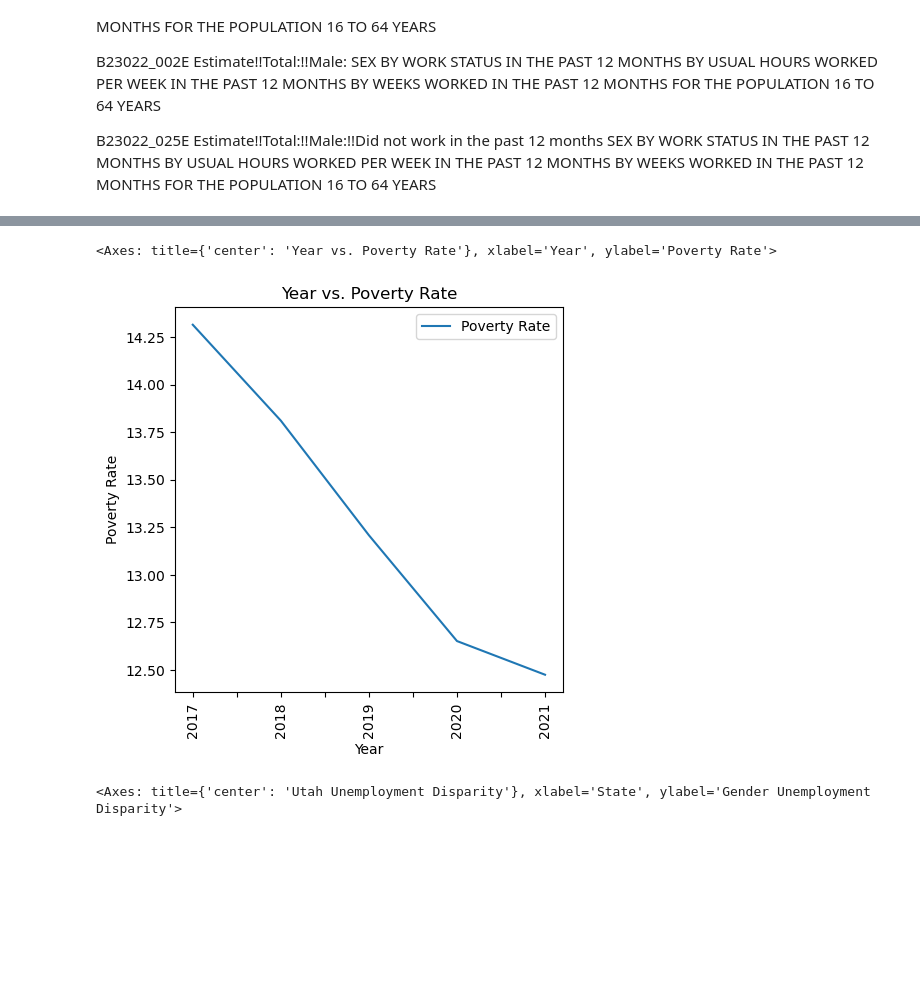
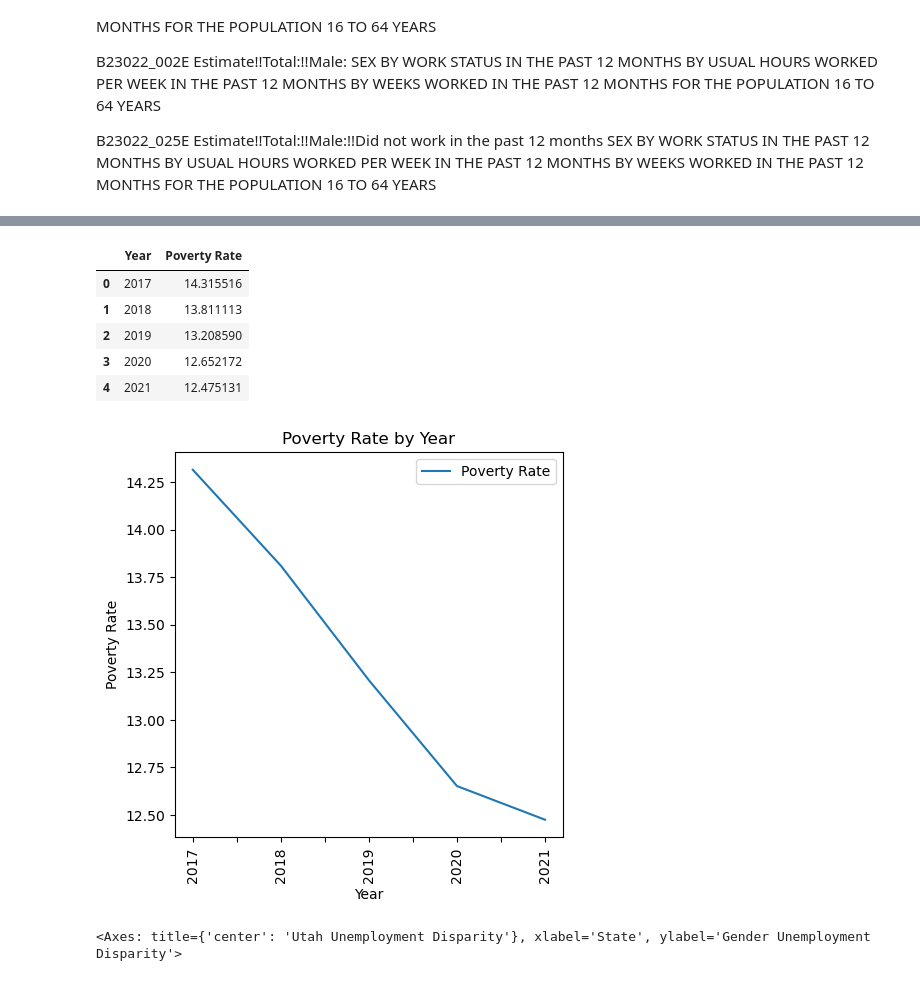
Before and after one commit to Nathanhans/Project_1, a Jupyter notebook: Nathan_Analysis/Data/census_dataframe.ipynb, the cells around one changed output, grey strips where cells are left out. Cells and saved outputs as stored; diff of their text form; code cells hidden in the pictures; blank space fills up the shorter version.

```diff
--- a/Nathan_Analysis/Data/census_dataframe.ipynb
+++ b/Nathan_Analysis/Data/census_dataframe.ipynb
@@ -132,4 +131,6 @@ Number of rows in the DataFrame: 2197
 
 #census_pd_combined.to_csv("census_data.csv", encoding="utf-8", index=False)
 
-census_pd_combined = pd.read_csv("../Data/census_data.csv")
+#census_pd_combined = pd.read_csv("../Data/census_data.csv")
+
+census_pd_combined
@@ -180,17 +253,24 @@ census_pd_combined_mean_df.plot.line(x = 'Year', y = 'DNW Delta', title = title,
 # %%
 # Build the scatter plots for all states Over Time (poverty rate)
 census_pd_combined_groupby = census_pd_combined.groupby(['Year'],as_index= False)
 census_pd_combined_mean = census_pd_combined_groupby['Poverty Rate'].mean()
 census_pd_combined_mean_df = pd.DataFrame(census_pd_combined_mean)
 census_pd_combined_mean_df['Year'] = census_pd_combined_mean_df['Year'].astype(str)
 
-title = 'Year vs. Poverty Rate'
+title = 'Poverty Rate by Year'
 xlabel = 'Year'
 ylabel = 'Poverty Rate'
 census_pd_combined_mean_df.plot.line(x = 'Year', y = 'Poverty Rate', title = title, xlabel = xlabel, ylabel = ylabel,figsize=(5,5),rot = 90)
+
+census_pd_combined_mean_df
 # %% [output]
-<Axes: title={'center': 'Year vs. Poverty Rate'}, xlabel='Year', ylabel='Poverty Rate'>
+|  | Year | Poverty Rate |
+| 0 | 2017 | 14.315516 |
+| 1 | 2018 | 13.811113 |
+| 2 | 2019 | 13.208590 |
+| 3 | 2020 | 12.652172 |
+| 4 | 2021 | 12.475131 |
-[figure, old version]
+[figure, new version]
 # %%
 # Build the scatter plots Utah
 
```
Also changed, not shown: parts of 9 cells of this notebook, 2 other files.
